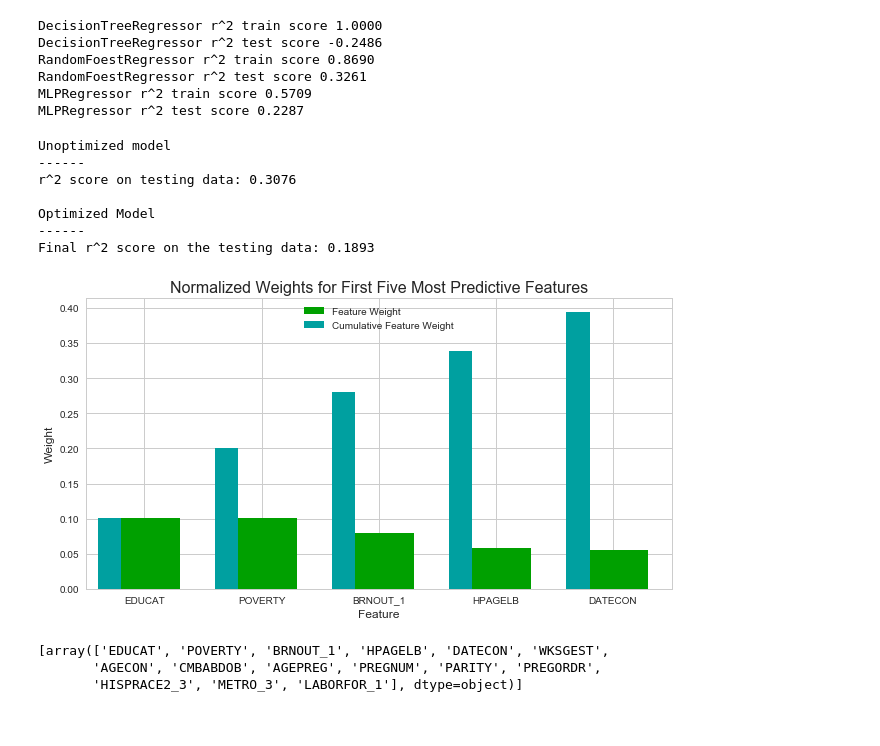
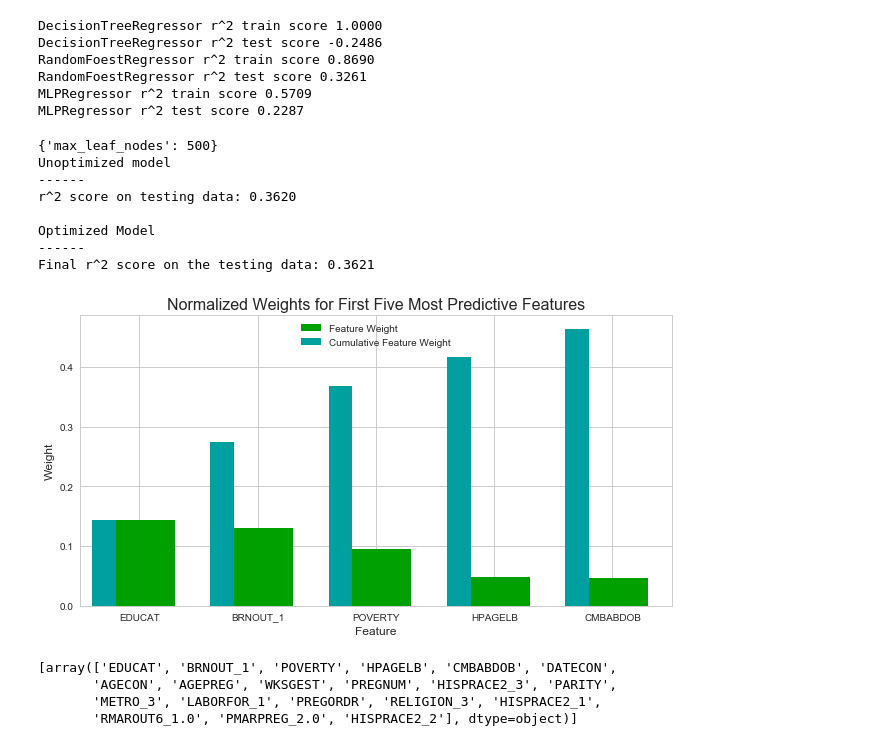
Before and after one commit to imLissy/machine-learning, a Jupyter notebook: projects/capstone/capstone.ipynb, the cells around one changed output. Drawn from its saved outputs; the diff is of its cells as text; code cells hidden in the pictures.

```diff
--- a/projects/capstone/capstone.ipynb
+++ b/projects/capstone/capstone.ipynb
@@ -287,15 +288,12 @@ MLPRegressor r^2 test score 0.2287
 from sklearn.grid_search import GridSearchCV
 from sklearn.metrics import make_scorer
 
-# TODO: Initialize the classifier
-reg2 = RandomForestRegressor(random_state=47)
+#Initialize the classifier with parameters I already tuned
+reg2 = RandomForestRegressor(random_state=3, n_estimators=300, min_samples_split=5, min_samples_leaf=7)
 
-# TODO: Create the parameters list you wish to tune
-parameters = {'n_estimators':range(10,1000,3000), 'max_depth':range(2,30,800),
-              'min_samples_split':range(2,50,500), 'min_samples_leaf':range(5,500,1000),
-             'max_features':('auto', 'sqrt', 'log2')}
+#this was the last one I played with
+parameters = {'max_leaf_nodes':(100,500,600)}
 
-# TODO: Make an fbeta_score scoring object
 scorer = make_scorer(r2_score)
 
 # TODO: Perform grid search on the classifier using 'scorer' as the scoring method
@@ -306,6 +304,7 @@ grid_fit = grid_obj.fit(X_train, y_train)
 
 # Get the estimator
 best_reg= grid_fit.best_estimator_
+print(grid_fit.best_params_ )
 
 # Make predictions using the unoptimized and model
 predictions = (reg2.fit(X_train, y_train)).predict(X_test)
@@ -316,24 +315,26 @@ print "r^2 score on testing data: {:.4f}".format(r2_score(y_test, predictions))
 print "\nOptimized Model\n------"
 print "Final r^2 score on the testing data: {:.4f}".format(r2_score(y_test, best_predictions))
 # %% [output]
+{'max_leaf_nodes': 500}
 Unoptimized model
 ------
-r^2 score on testing data: 0.3076
+r^2 score on testing data: 0.3620
 
 Optimized Model
 ------
-Final r^2 score on the testing data: 0.1893
+Final r^2 score on the testing data: 0.3621
 # %%
 import visuals as vs
-importances = reg2.feature_importances_
+importances = best_reg.feature_importances_
 vs.feature_plot(importances, X_train, y_train)
-X_train_reduced = [X_train.columns.values[(np.argsort(importances)[::-1])[:15]]]
+X_train_reduced = [X_train.columns.values[(np.argsort(importances)[::-1])[:20]]]
 print(X_train_reduced)
 # %% [output]
-[figure, old version]
+[figure, new version]
-[array(['EDUCAT', 'POVERTY', 'BRNOUT_1', 'HPAGELB', 'DATECON', 'WKSGEST',
-       'AGECON', 'CMBABDOB', 'AGEPREG', 'PREGNUM', 'PARITY', 'PREGORDR',
-       'HISPRACE2_3', 'METRO_3', 'LABORFOR_1'], dtype=object)]
+[array(['EDUCAT', 'BRNOUT_1', 'POVERTY', 'HPAGELB', 'CMBABDOB', 'DATECON',
+       'AGECON', 'AGEPREG', 'WKSGEST', 'PREGNUM', 'HISPRACE2_3', 'PARITY',
+       'METRO_3', 'LABORFOR_1', 'PREGORDR', 'RELIGION_3', 'HISPRACE2_1',
+       'RMAROUT6_1.0', 'PMARPREG_2.0', 'HISPRACE2_2'], dtype=object)]
 # %%
 # Import functionality for cloning a model
 from sklearn.base import clone
```
Also changed, not shown: parts of 5 cells of this notebook, 1 other file.
